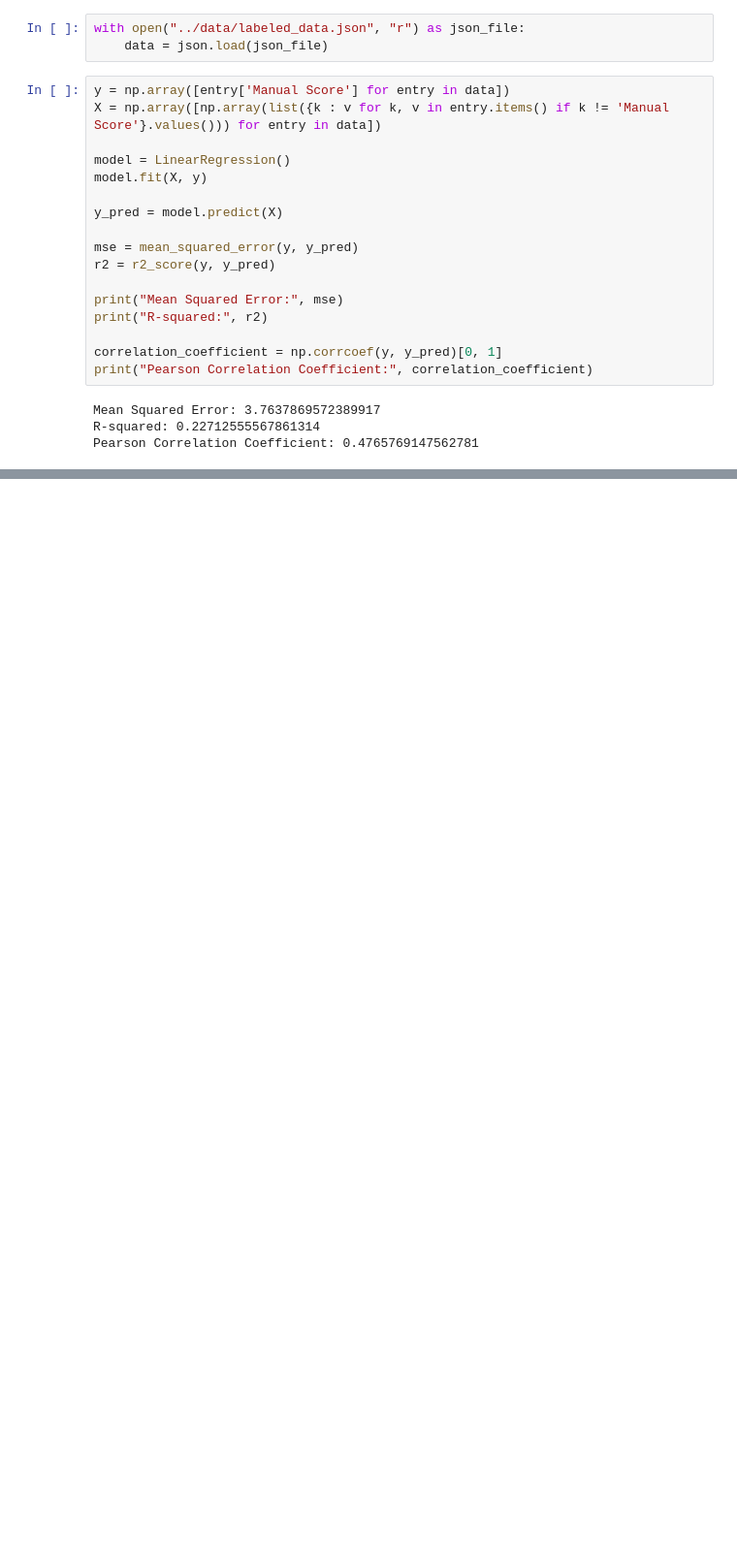
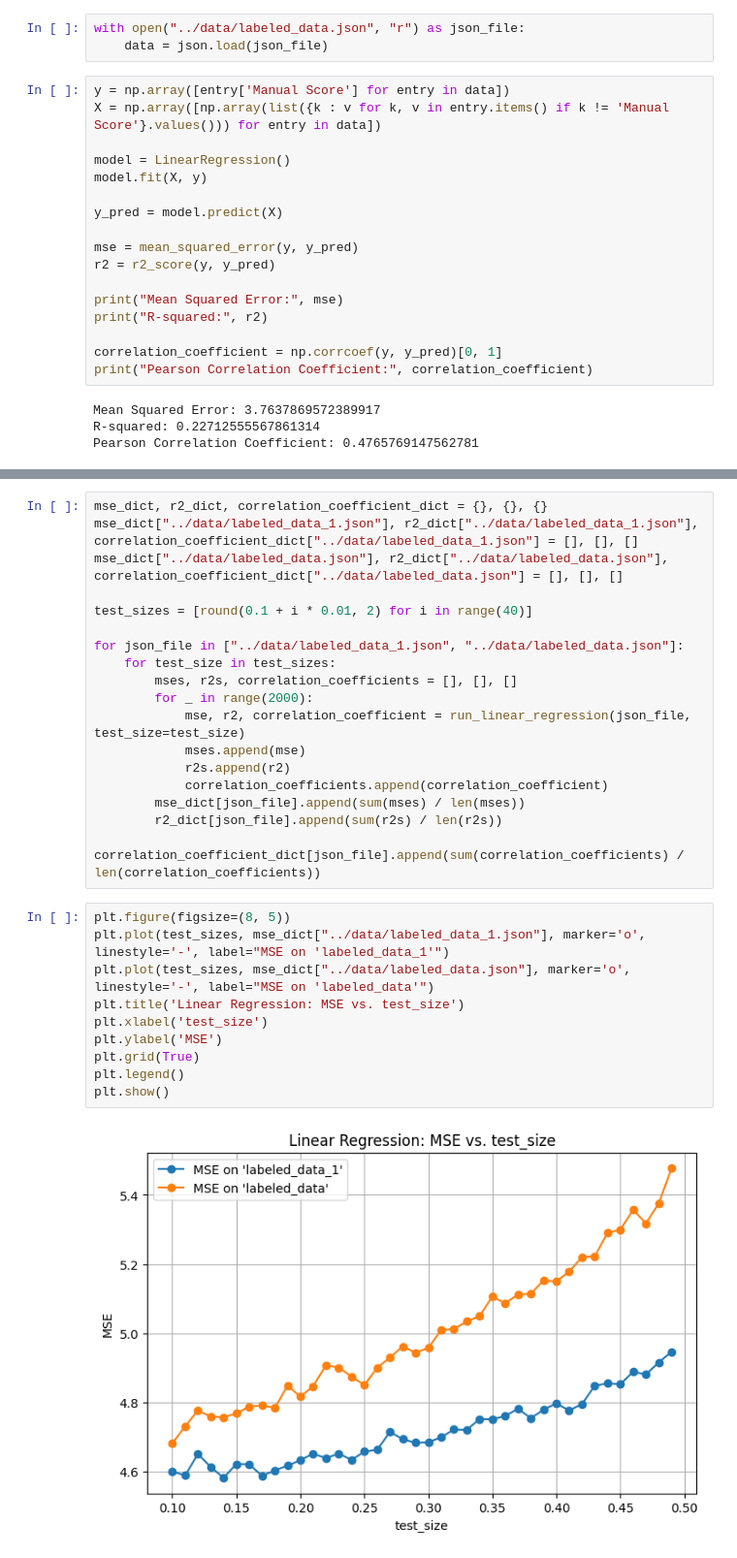
Before and after one commit to riensou/SNP-automate, a Jupyter notebook: scripts/linear_regression.ipynb, the cells around one changed output, grey strips where cells are left out. Shown at 97% size. Saved outputs shown, nothing was run; the diff lists cells and outputs as text; blank space fills up the shorter version.

```diff
--- a/scripts/linear_regression.ipynb
+++ b/scripts/linear_regression.ipynb
@@ -138,0 +143,30 @@ Pearson Correlation Coefficient: 0.4765769147562781
+# %%
+mse_dict, r2_dict, correlation_coefficient_dict = {}, {}, {}
+mse_dict["../data/labeled_data_1.json"], r2_dict["../data/labeled_data_1.json"], correlation_coefficient_dict["../data/labeled_data_1.json"] = [], [], []
+mse_dict["../data/labeled_data.json"], r2_dict["../data/labeled_data.json"], correlation_coefficient_dict["../data/labeled_data.json"] = [], [], []
+
+test_sizes = [round(0.1 + i * 0.01, 2) for i in range(40)]
+
+for json_file in ["../data/labeled_data_1.json", "../data/labeled_data.json"]:
+    for test_size in test_sizes:
+        mses, r2s, correlation_coefficients = [], [], []
+        for _ in range(2000):
+            mse, r2, correlation_coefficient = run_linear_regression(json_file, test_size=test_size)
+            mses.append(mse)
+            r2s.append(r2)
+            correlation_coefficients.append(correlation_coefficient)
+        mse_dict[json_file].append(sum(mses) / len(mses))
+        r2_dict[json_file].append(sum(r2s) / len(r2s))
+        correlation_coefficient_dict[json_file].append(sum(correlation_coefficients) / len(correlation_coefficients))
+# %%
+plt.figure(figsize=(8, 5))
+plt.plot(test_sizes, mse_dict["../data/labeled_data_1.json"], marker='o', linestyle='-', label="MSE on 'labeled_data_1'")
+plt.plot(test_sizes, mse_dict["../data/labeled_data.json"], marker='o', linestyle='-', label="MSE on 'labeled_data'")
+plt.title('Linear Regression: MSE vs. test_size')
+plt.xlabel('test_size')
+plt.ylabel('MSE')
+plt.grid(True)
+plt.legend()
+plt.show()
+# %% [output]
+[figure, added]
```
Also changed, not shown: parts of 13 cells of this notebook, 5 other files.
